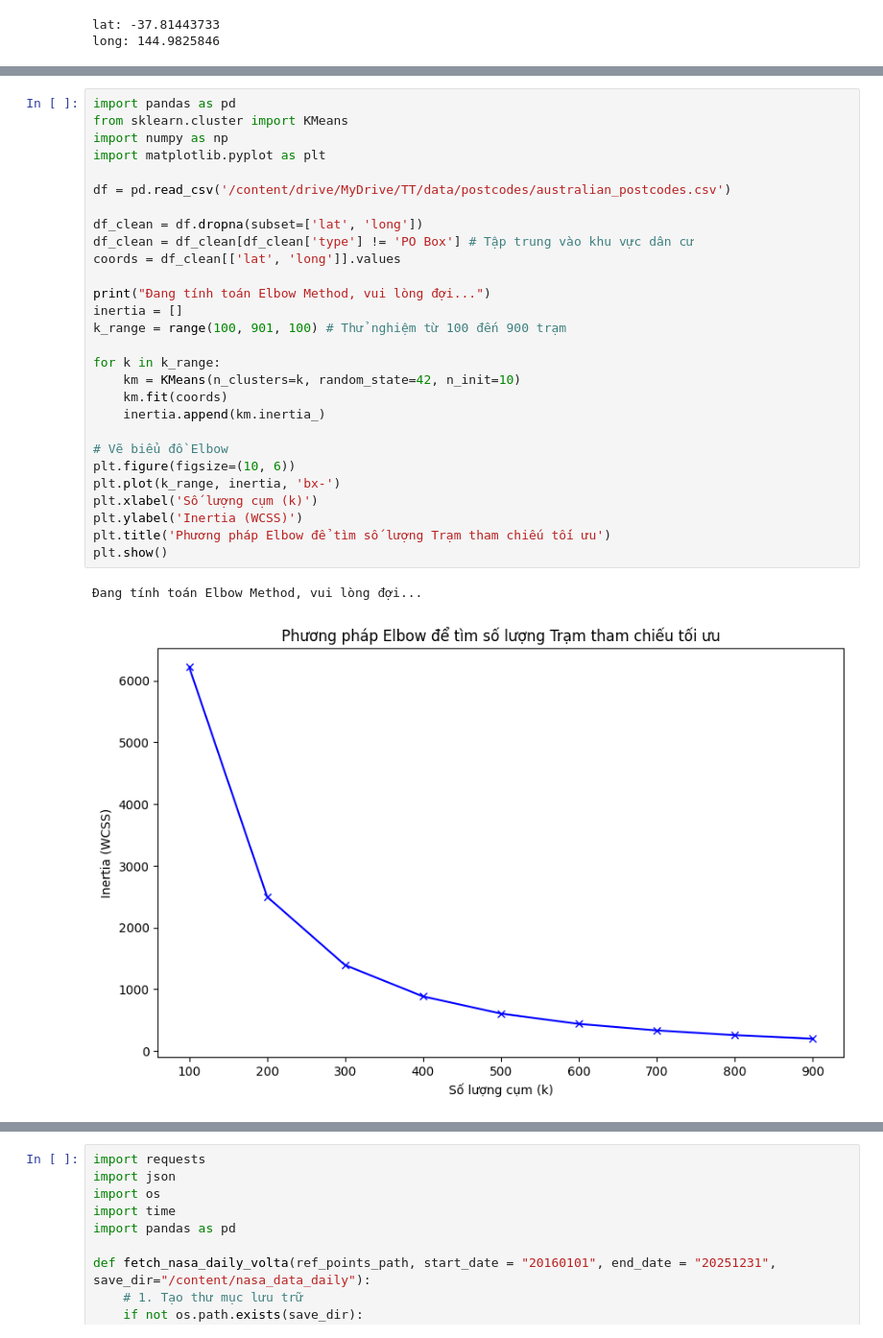
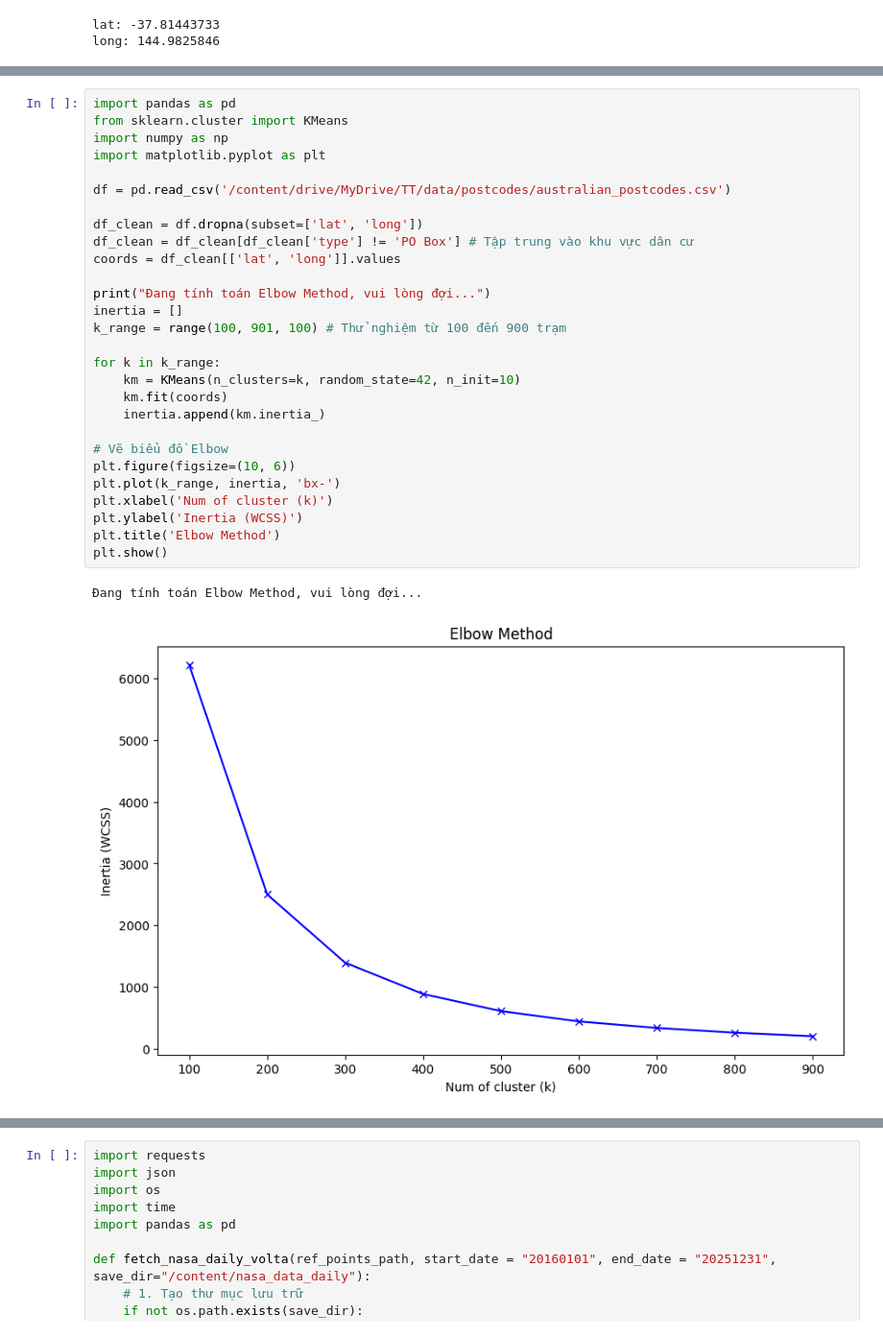
Before and after one commit to codenhenhe/aus-solar-generation-forecasting, a Jupyter notebook: aus-solar-generation-forecasting.ipynb, the cells around one changed output, grey strips where cells are left out. Shown at 96% size. Cells and saved outputs as stored; diff of their text form.

```diff
--- a/aus-solar-generation-forecasting.ipynb
+++ b/aus-solar-generation-forecasting.ipynb
@@ -309,34 +354,34 @@ Thành công! Đã lưu tại: /content/drive/MyDrive/TT/data/raw/postcode_3000.
 # %%
 import pandas as pd
 from sklearn.cluster import KMeans
 import numpy as np
 import matplotlib.pyplot as plt
 
 df = pd.read_csv('/content/drive/MyDrive/TT/data/postcodes/australian_postcodes.csv')
 
 df_clean = df.dropna(subset=['lat', 'long'])
 df_clean = df_clean[df_clean['type'] != 'PO Box'] # Tập trung vào khu vực dân cư
 coords = df_clean[['lat', 'long']].values
 
 print("Đang tính toán Elbow Method, vui lòng đợi...")
 inertia = []
 k_range = range(100, 901, 100) # Thử nghiệm từ 100 đến 900 trạm
 
 for k in k_range:
     km = KMeans(n_clusters=k, random_state=42, n_init=10)
     km.fit(coords)
     inertia.append(km.inertia_)
 
 # Vẽ biểu đồ Elbow
 plt.figure(figsize=(10, 6))
 plt.plot(k_range, inertia, 'bx-')
-plt.xlabel('Số lượng cụm (k)')
+plt.xlabel('Num of cluster (k)')
 plt.ylabel('Inertia (WCSS)')
-plt.title('Phương pháp Elbow để tìm số lượng Trạm tham chiếu tối ưu')
+plt.title('Elbow Method')
 plt.show()
 # %% [output]
 Đang tính toán Elbow Method, vui lòng đợi...
-[figure, old version]
+[figure, new version]
 # %%
 n_optimal = 500
 print(f"Đang tiến hành phân cụm với k = {n_optimal}...")
```
Also changed, not shown: parts of 47 cells of this notebook, 27 other files.
